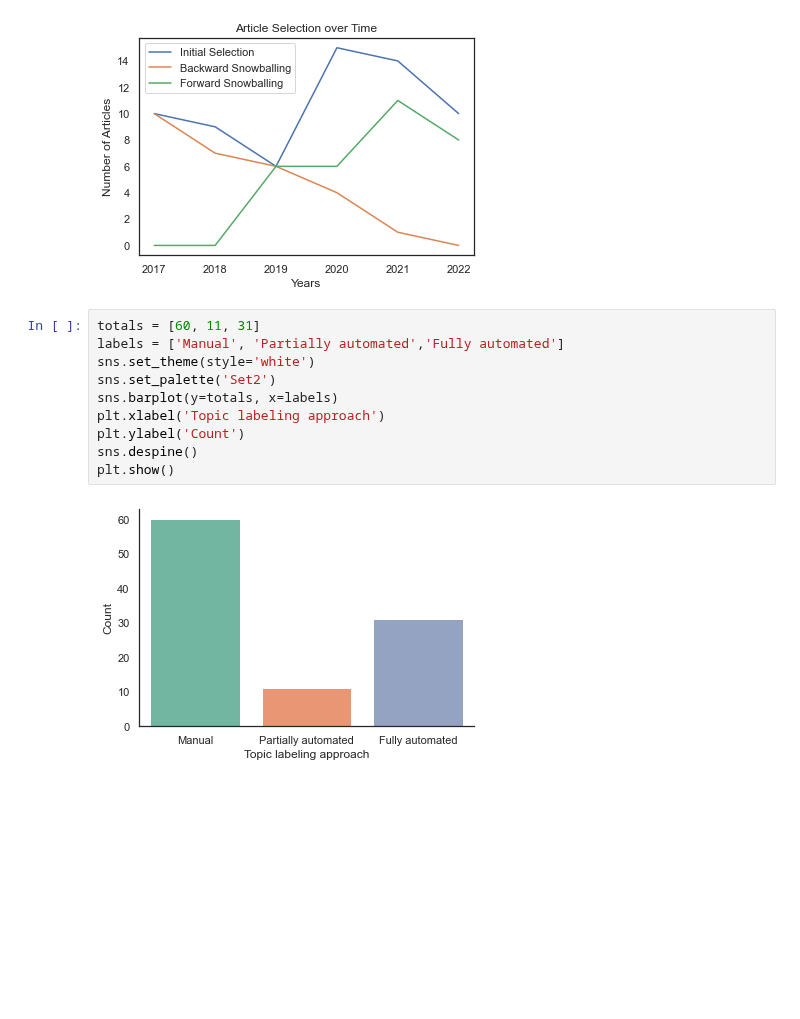
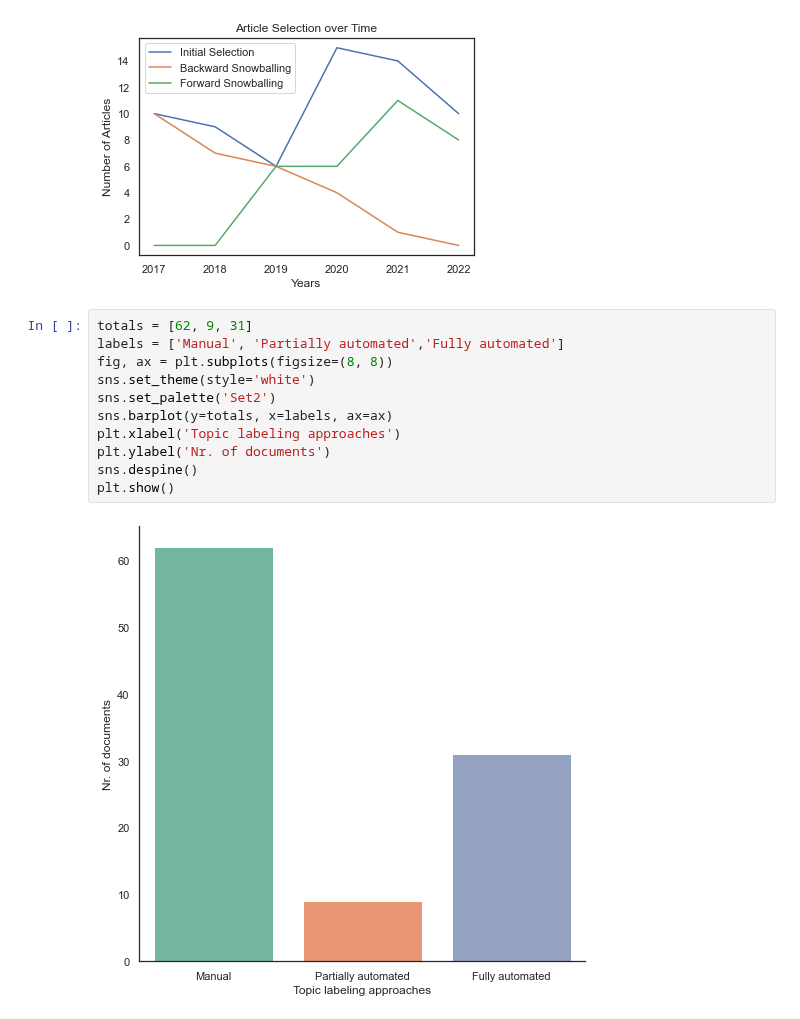
Before and after one commit to iberius96/Msc_Thesis, a Jupyter notebook: Data Visualization/Summary.ipynb, the cells around one changed output. Drawn from its saved outputs; the diff is of its cells as text; blank space fills up the shorter version.

```diff
--- a/Data Visualization/Summary.ipynb
+++ b/Data Visualization/Summary.ipynb
@@ -357,14 +357,15 @@ plt.show()
 # %% [output]
 [figure]
 # %%
-totals = [60, 11, 31]
+totals = [62, 9, 31]
 labels = ['Manual', 'Partially automated','Fully automated']
+fig, ax = plt.subplots(figsize=(8, 8))
 sns.set_theme(style='white')
 sns.set_palette('Set2')
-sns.barplot(y=totals, x=labels)
-plt.xlabel('Topic labeling approach')
-plt.ylabel('Count')
+sns.barplot(y=totals, x=labels, ax=ax)
+plt.xlabel('Topic labeling approaches')
+plt.ylabel('Nr. of documents')
 sns.despine()
 plt.show()
 # %% [output]
-[figure, old version]
+[figure, new version]
```
Also changed, not shown: 4 other files.
